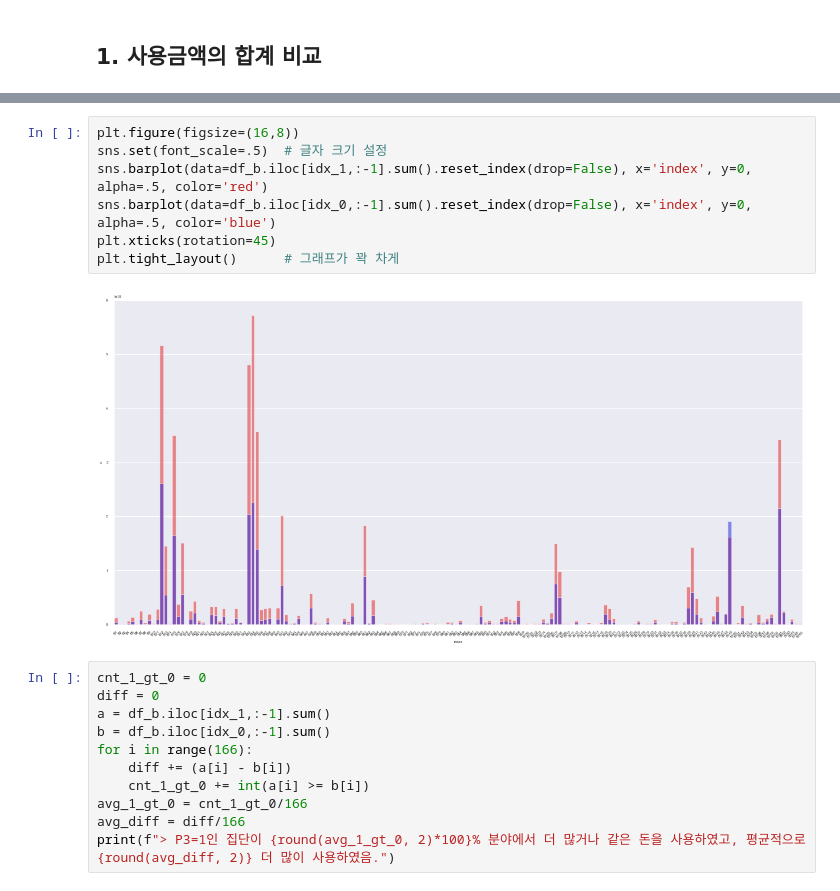
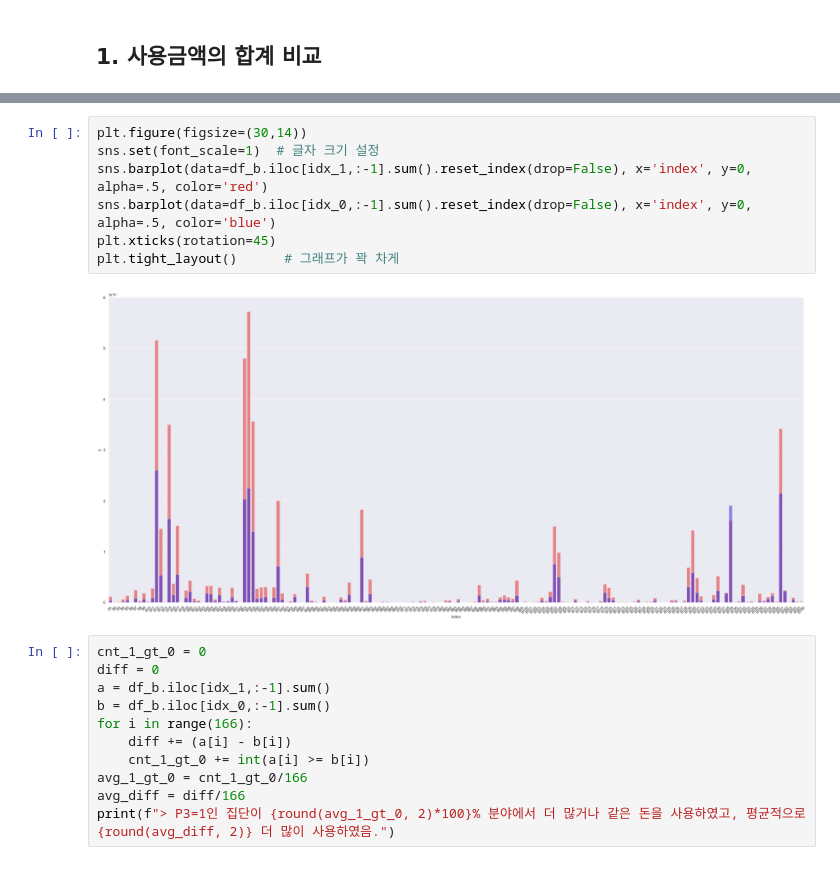
Before and after one commit to Sin-bik-hae/data-analysis, a Jupyter notebook: 찬/220919.ipynb, the cells around one changed output, grey strips where cells are left out. Cells and saved outputs as stored; diff of their text form.

```diff
--- a/찬/220919.ipynb
+++ b/찬/220919.ipynb
@@ -93,12 +107,12 @@ plt.tight_layout()      # 그래프가 꽉 차게
 # %%
-plt.figure(figsize=(16,8))
-sns.set(font_scale=.5)  # 글자 크기 설정
+plt.figure(figsize=(30,14))
+sns.set(font_scale=1)  # 글자 크기 설정
 sns.barplot(data=df_b.iloc[idx_1,:-1].sum().reset_index(drop=False), x='index', y=0, alpha=.5, color='red')
 sns.barplot(data=df_b.iloc[idx_0,:-1].sum().reset_index(drop=False), x='index', y=0, alpha=.5, color='blue')
 plt.xticks(rotation=45)
 plt.tight_layout()      # 그래프가 꽉 차게
 # %% [output]
-[figure, old version]
+[figure, new version]
 # %%
 cnt_1_gt_0 = 0
 diff = 0
```
Also changed, not shown: parts of 5 cells of this notebook.
